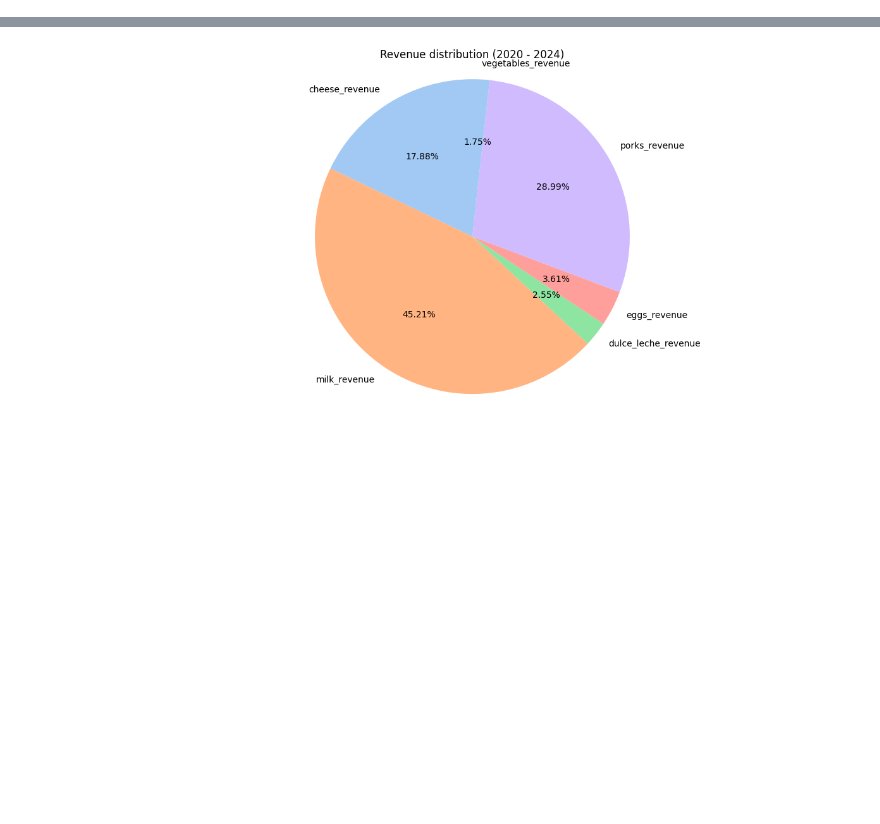
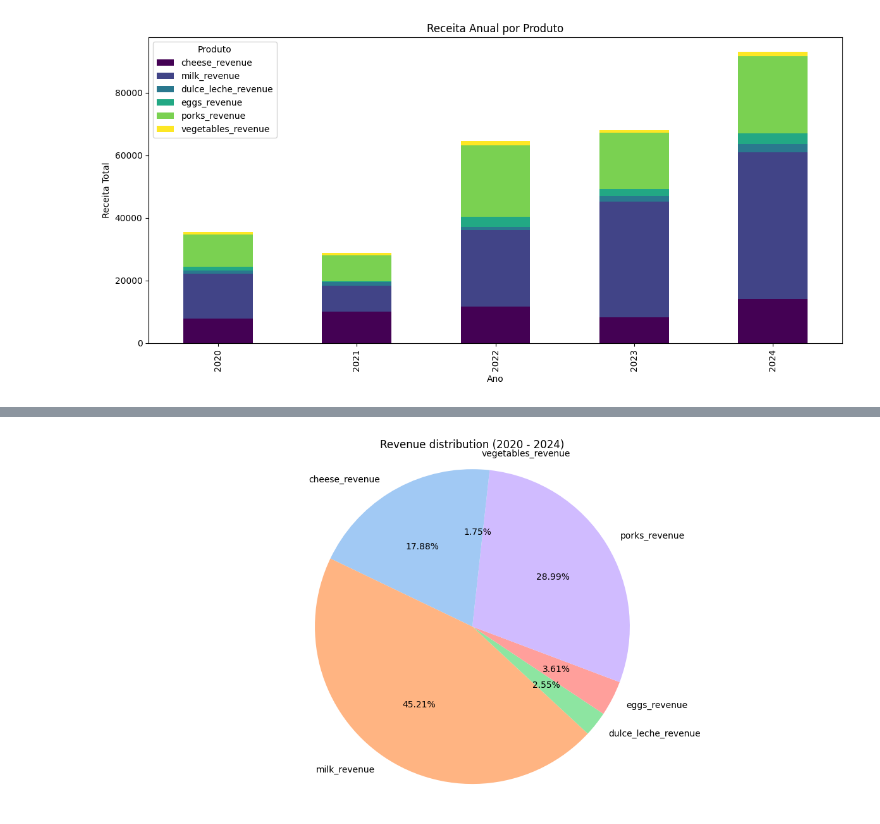
Before and after one commit to kylesonev/fazenda-coop, a Jupyter notebook: notebooks/revenue/01_eda.ipynb, the cells around one changed output, grey strips where cells are left out. Drawn from its saved outputs; the diff is of its cells as text; code cells hidden in the pictures; blank space fills up the shorter version.

Commit message:
done revenue eda notebook

```diff
--- a/notebooks/revenue/01_eda.ipynb
+++ b/notebooks/revenue/01_eda.ipynb
@@ -41,0 +20,14 @@ make_graphic(data = df, y = "porks_revenue", title = "Porks Revenue")
+# %%
+products = df.columns[1:]
+df['year'] = df['date'].dt.year
+annual_revenue = df.groupby("year")[products].sum()
+
+annual_revenue.plot(kind='bar', stacked=True, figsize=(12, 6), colormap='viridis')
+plt.title('Receita Anual por Produto')
+plt.xlabel('Ano')
+plt.ylabel('Receita Total')
+plt.legend(title='Produto')
+plt.tight_layout()
+plt.show()
+# %% [output]
+[figure, added]
```
Also changed, not shown: parts of 18 cells of this notebook, 3 other files.
